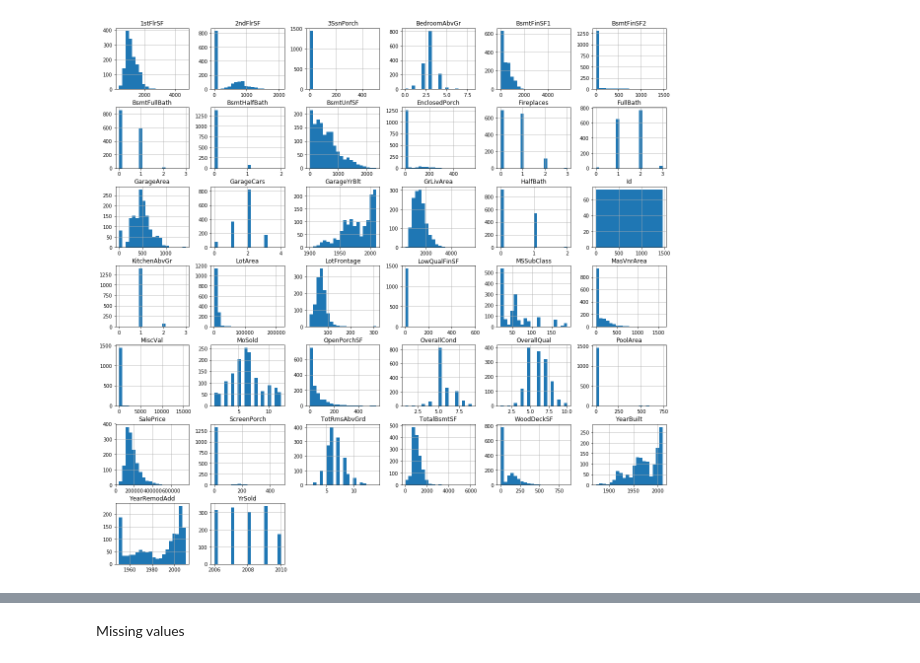
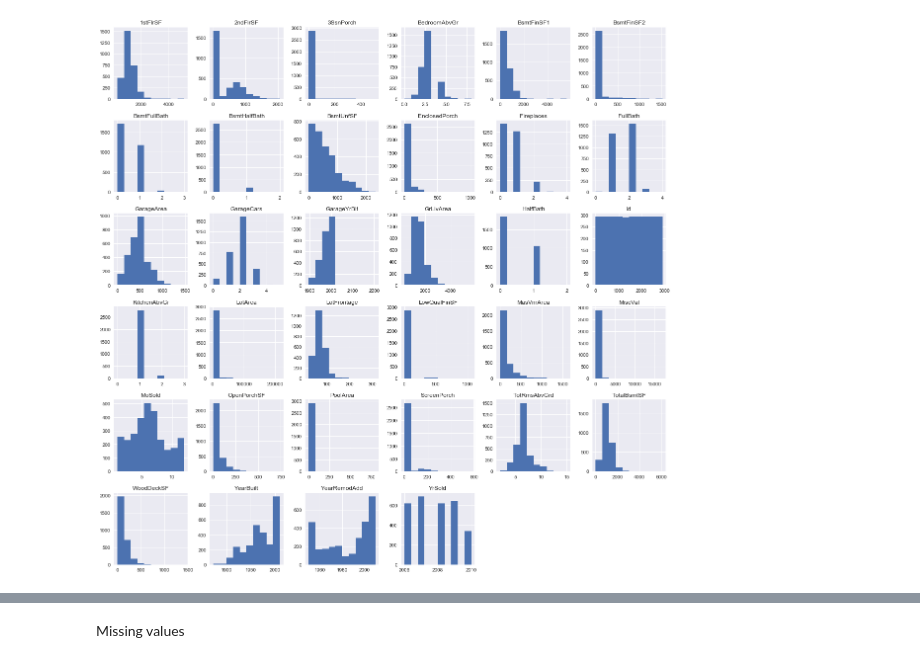
Before and after one commit to efbulle/datascience_exp, a Jupyter notebook: housing.ipynb, the cells around one changed output, grey strips where cells are left out. Saved outputs shown, nothing was run; the diff lists cells and outputs as text; code cells hidden in the pictures.

```diff
--- a/housing.ipynb
+++ b/housing.ipynb
@@ -23,11 +62,10 @@ from sklearn.preprocessing import Imputer, StandardScaler
 # %%
-HOUSING_DATA_PATH = Path("datasets/housing")
-
-def load_housing_data(path=HOUSING_DATA_PATH):
+def load_housing_data(path=HOUSING_DATA_PATH, **args):
     for name in ("train", "test"):
         csv_path = path / f"{name}.csv"
-        yield pd.read_csv(csv_path)
+        yield pd.read_csv(csv_path, **args)
 
 train, test = load_housing_data()
-train.shape, test.shape
+dataset = pd.concat([train, test])
+dataset.info()
 # %% [output]
@@ -89,0 +91,18 @@ SaleCondition: Condition of sale
+# %%
+def find_enc_errors(df):
+    """Find potential encoding errors in DataFrame with respect to data_description."""
+    new_categories = {}
+    for col in df:
+        cat_descr_index = col_types_dict[col].categories
+        cat_df = df[col].astype('category')
+        cat_df = cat_df.cat.as_ordered().dtype
+        cat_df_index = cat_df.categories
+        diff = cat_df_index.difference(cat_descr_index)
+        if diff.any():
+            print(f"{col}\nin data: {cat_df_index.tolist()}\ndescription: {cat_descr_index.tolist()}\ndiff: {diff.tolist()}\n".format(col, diff))
+            new_categories[col] = cat_df
+    return new_categories
+
+new_categories = find_enc_errors(dataset.select_dtypes(exclude=['int64', 'float64']))
+col_types_dict_mod = col_types_dict.copy()
+col_types_dict_mod.update(new_categories)
@@ -89,0 +129,5 @@ SaleCondition: Condition of sale
+# %%
+NA_in_cats = {c: ['' if v.categories[0] == 'NA' else 'NA'] for c, v in col_types_dict_mod.items()}
+train, test = load_housing_data(dtype=col_types_dict_mod, keep_default_na=False, na_values=NA_in_cats)
+dataset = pd.concat([train.drop('SalePrice', axis=1), test])
+dataset.info()
@@ -90,4 +157,4 @@ SaleCondition: Condition of sale
 # %%
-train.hist(bins=20, figsize=(20,20));
+dataset.hist(figsize=(20,20));
 # %% [output]
-[figure, old version]
+[figure, new version]
```
Also changed, not shown: parts of 53 cells of this notebook, 1 other file.
